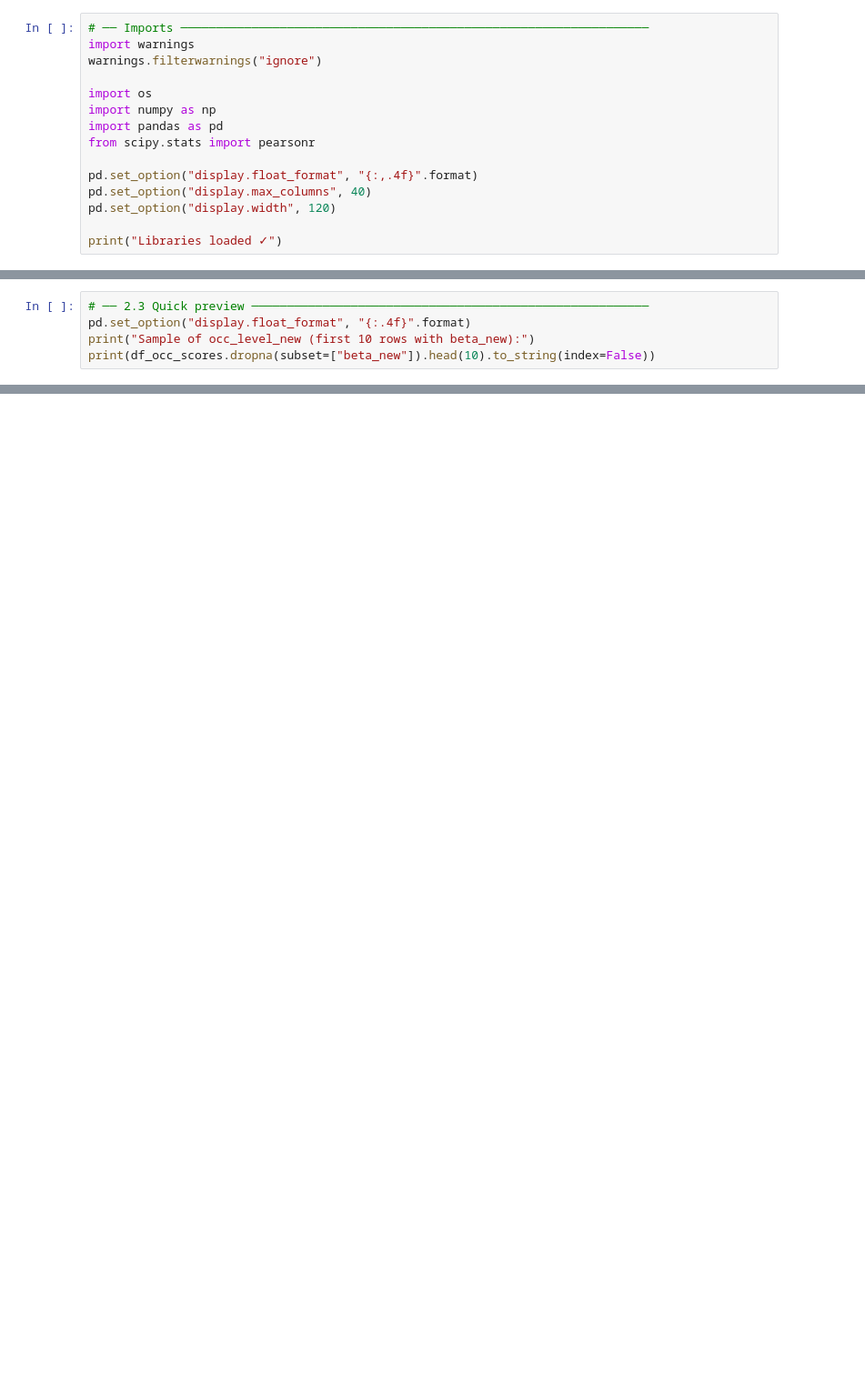
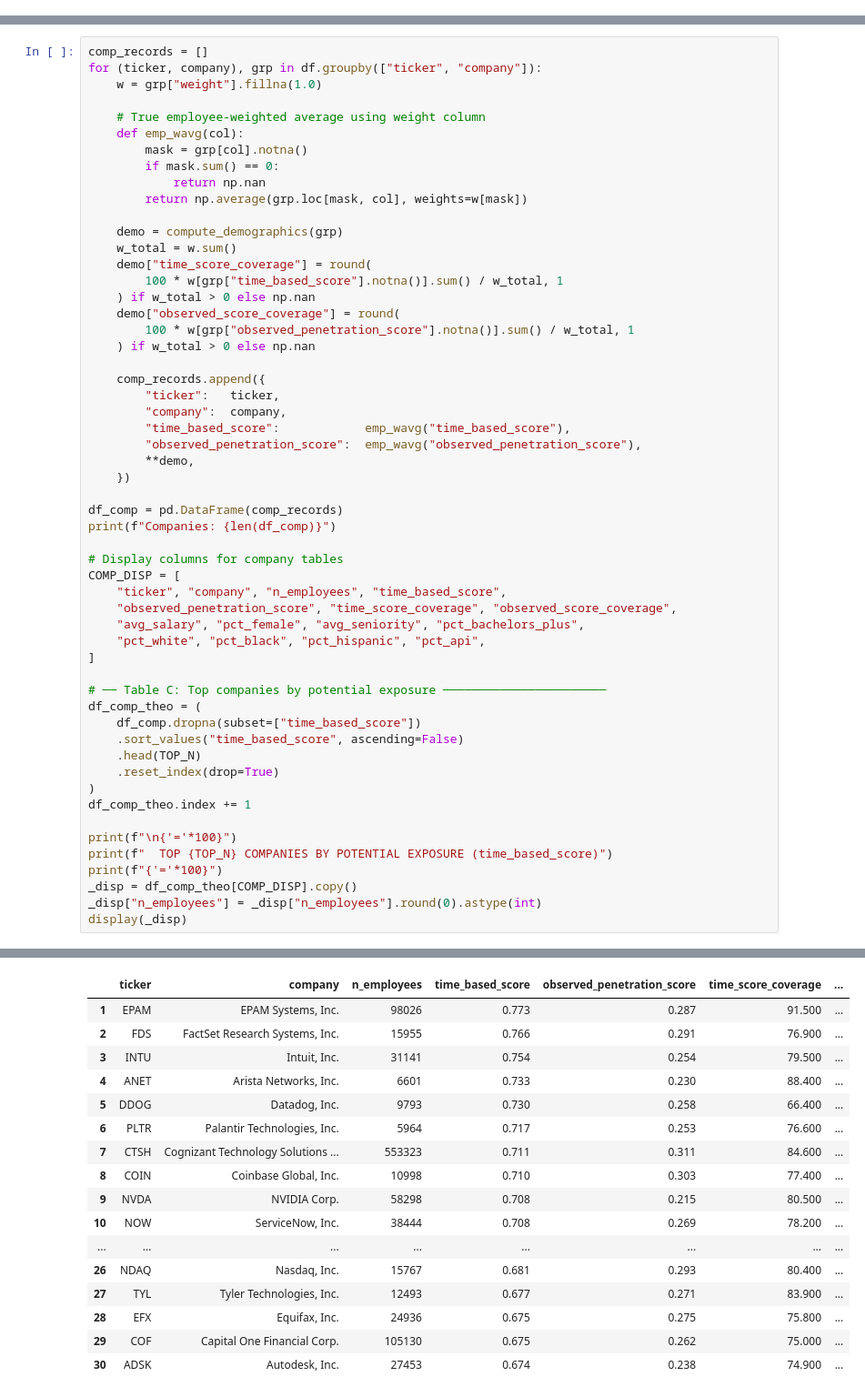
Before and after one commit to MIT-Work-Analytics-Laboratory/SMP500, a Jupyter notebook: 1.1 - sp500_new_scores_occ_analysis.ipynb, the cells around one changed output, grey strips where cells are left out. Shown at 91% size. Drawn from its saved outputs; the diff is of its cells as text; blank space fills up the shorter version.

```diff
--- a/1.1 - sp500_new_scores_occ_analysis.ipynb
+++ b/1.1 - sp500_new_scores_occ_analysis.ipynb
@@ -17,15 +0,0 @@ exposure) to 1 (fully exposed).
-# %%
-# ── Imports ──────────────────────────────────────────────────────────────────
-import warnings
-warnings.filterwarnings("ignore")
-
-import os
-import numpy as np
-import pandas as pd
-from scipy.stats import pearsonr
-
-pd.set_option("display.float_format", "{:,.4f}".format)
-pd.set_option("display.max_columns", 40)
-pd.set_option("display.width", 120)
-
-print("Libraries loaded ✓")
@@ -157,5 +0,0 @@ Occupation-level scores loaded ✓
-# %%
-# ── 2.3 Quick preview ────────────────────────────────────────────────────────
-pd.set_option("display.float_format", "{:.4f}".format)
-print("Sample of occ_level_new (first 10 rows with beta_new):")
-print(df_occ_scores.dropna(subset=["beta_new"]).head(10).to_string(index=False))
@@ -541,0 +269,56 @@ print(bot_beta.to_string(float_format="{:,.4f}".format))
+# %%
+comp_records = []
+for (ticker, company), grp in df.groupby(["ticker", "company"]):
+    w = grp["weight"].fillna(1.0)
+
+    # True employee-weighted average using weight column
+    def emp_wavg(col):
+        mask = grp[col].notna()
+        if mask.sum() == 0:
+            return np.nan
+        return np.average(grp.loc[mask, col], weights=w[mask])
+
+    demo = compute_demographics(grp)
+    w_total = w.sum()
+    demo["time_score_coverage"] = round(
+        100 * w[grp["time_based_score"].notna()].sum() / w_total, 1
+    ) if w_total > 0 else np.nan
+    demo["observed_score_coverage"] = round(
+        100 * w[grp["observed_penetration_score"].notna()].sum() / w_total, 1
+    ) if w_total > 0 else np.nan
+
+    comp_records.append({
+        "ticker":   ticker,
+        "company":  company,
+        "time_based_score":            emp_wavg("time_based_score"),
+        "observed_penetration_score":  emp_wavg("observed_penetration_score"),
+        **demo,
+    })
+
+df_comp = pd.DataFrame(comp_records)
+print(f"Companies: {len(df_comp)}")
+
+# Display columns for company tables
+COMP_DISP = [
+    "ticker", "company", "n_employees", "time_based_score",
+    "observed_penetration_score", "time_score_coverage", "observed_score_coverage",
+    "avg_salary", "pct_female", "avg_seniority", "pct_bachelors_plus",
+    "pct_white", "pct_black", "pct_hispanic", "pct_api",
+]
+
+# ── Table C: Top companies by potential exposure ───────────────────────
+df_comp_theo = (
+    df_comp.dropna(subset=["time_based_score"])
+    .sort_values("time_based_score", ascending=False)
+    .head(TOP_N)
+    .reset_index(drop=True)
+)
+df_comp_theo.index += 1
+
+print(f"\n{'='*100}")
+print(f"  TOP {TOP_N} COMPANIES BY POTENTIAL EXPOSURE (time_based_score)")
+print(f"{'='*100}")
+_disp = df_comp_theo[COMP_DISP].copy()
+_disp["n_employees"] = _disp["n_employees"].round(0).astype(int)
+display(_disp)
+# %% [output]
@@ -541,0 +330,17 @@ print(bot_beta.to_string(float_format="{:,.4f}".format))
+|  | ticker | company | n_employees | time_based_score | observed_penetration_score | time_score_coverage | ... |
+| 1 | EPAM | EPAM Systems, Inc. | 98026 | 0.773 | 0.287 | 91.500 | ... |
+| 2 | FDS | FactSet Research Systems, Inc. | 15955 | 0.766 | 0.291 | 76.900 | ... |
+| 3 | INTU | Intuit, Inc. | 31141 | 0.754 | 0.254 | 79.500 | ... |
+| 4 | ANET | Arista Networks, Inc. | 6601 | 0.733 | 0.230 | 88.400 | ... |
+| 5 | DDOG | Datadog, Inc. | 9793 | 0.730 | 0.258 | 66.400 | ... |
+| 6 | PLTR | Palantir Technologies, Inc. | 5964 | 0.717 | 0.253 | 76.600 | ... |
+| 7 | CTSH | Cognizant Technology Solutions ... | 553323 | 0.711 | 0.311 | 84.600 | ... |
+| 8 | COIN | Coinbase Global, Inc. | 10998 | 0.710 | 0.303 | 77.400 | ... |
+| 9 | NVDA | NVIDIA Corp. | 58298 | 0.708 | 0.215 | 80.500 | ... |
+| 10 | NOW | ServiceNow, Inc. | 38444 | 0.708 | 0.269 | 78.200 | ... |
+| ... | ... | ... | ... | ... | ... | ... | ... |
+| 26 | NDAQ | Nasdaq, Inc. | 15767 | 0.681 | 0.293 | 80.400 | ... |
+| 27 | TYL | Tyler Technologies, Inc. | 12493 | 0.677 | 0.271 | 83.900 | ... |
+| 28 | EFX | Equifax, Inc. | 24936 | 0.675 | 0.275 | 75.800 | ... |
+| 29 | COF | Capital One Financial Corp. | 105130 | 0.675 | 0.262 | 75.000 | ... |
+| 30 | ADSK | Autodesk, Inc. | 27453 | 0.674 | 0.238 | 74.900 | ... |
```
Also changed, not shown: parts of 39 cells of this notebook, 28 other files.
